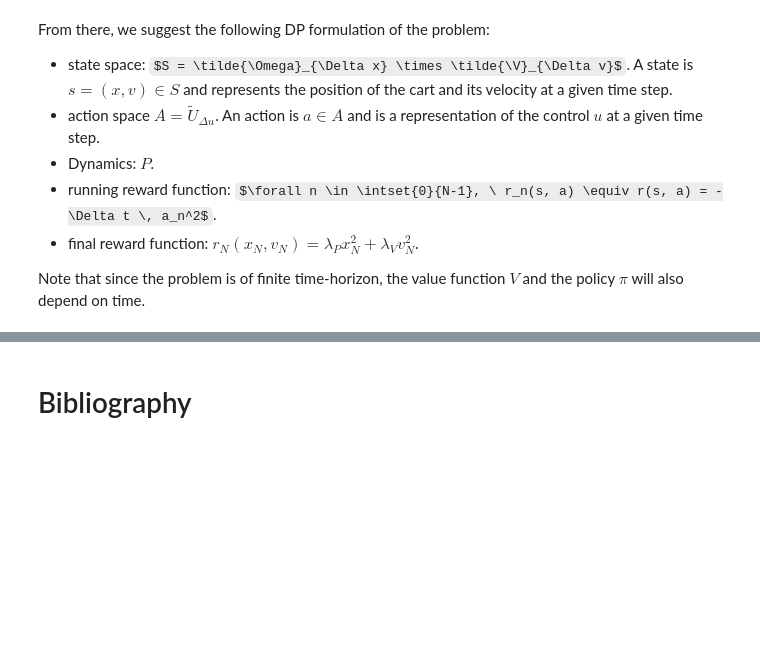
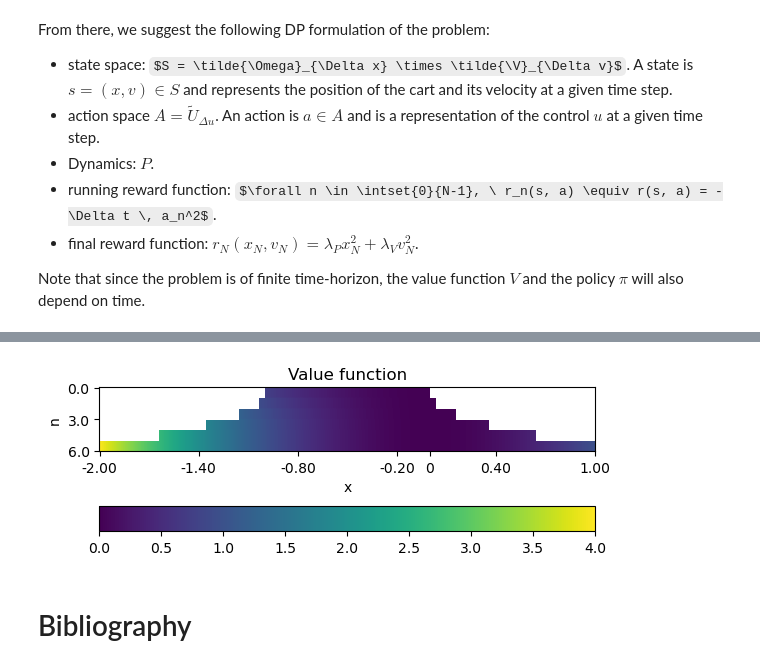
Before and after one commit to TheiloT/RL-accelerated-cart, a Jupyter notebook: TL-RL-toy-problem.ipynb, the cells around one changed output, grey strips where cells are left out. Drawn from its saved outputs; the diff is of its cells as text; code cells hidden in the pictures; some formulas as TeX source; blank space fills up the shorter version.

```diff
--- a/TL-RL-toy-problem.ipynb
+++ b/TL-RL-toy-problem.ipynb
@@ -790,3 +822,28 @@ IndexError: only integers, slices (`:`), ellipsis (`...`), numpy.newaxis (`None`
+# %%
+# Visualize V
+def plot_V_x(V, v=0, state_zoom=None, colorbar_limits=None, zoom_time=0):
+    state_zoom = state_zoom if state_zoom else (0, V.shape[1]-1)
+    colorbar_limits = colorbar_limits if colorbar_limits else (None, None)
+    truncated_V = V[:,state_zoom[0]:state_zoom[1]+1, to_arr_v(v)]
+    truncated_V = np.expand_dims(truncated_V, axis=1)
+    for _ in range(zoom_time):
+        truncated_V = np.concatenate([truncated_V, truncated_V] , axis=1)
+    truncated_V = np.reshape(truncated_V, [truncated_V.shape[0]*truncated_V.shape[1], truncated_V.shape[2]])
+    plt.figure()
+    plt.imshow(truncated_V, vmin=colorbar_limits[0], vmax=colorbar_limits[1])
+    xticks = np.append(np.arange(0, truncated_V.shape[1], truncated_V.shape[1]//5), (to_arr_x(0)-state_zoom[0]))
+    plt.xticks(ticks=xticks, labels=[f"{x:.2f}" for x in from_arr_x(np.arange(state_zoom[0], state_zoom[1]+1, truncated_V.shape[1]//5))]+[0])
+    yticks = np.arange(0, truncated_V.shape[0]+1, truncated_V.shape[0]//2)
+    plt.yticks(ticks=yticks, labels=[n/(2**zoom_time) for n in yticks])
+    plt.colorbar(location="bottom")
+    plt.title("Value function")
+    plt.xlabel("x")
+    plt.ylabel("n")
+    plt.show()
+
+plot_V_x(V, v=0, zoom_time=5)
+# %% [output]
+[figure, added]
 # %%
 # Introduce the RL method used, justify that it is adapted to the problem
 # %%
```
Also changed, not shown: parts of 11 cells of this notebook, 2 other files.
